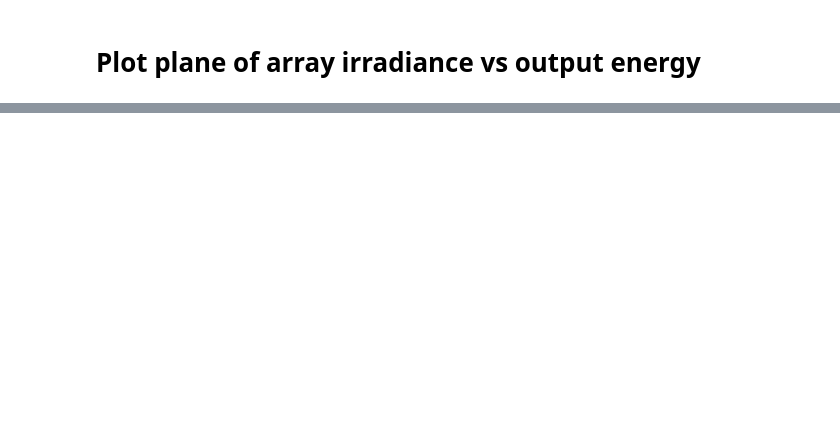
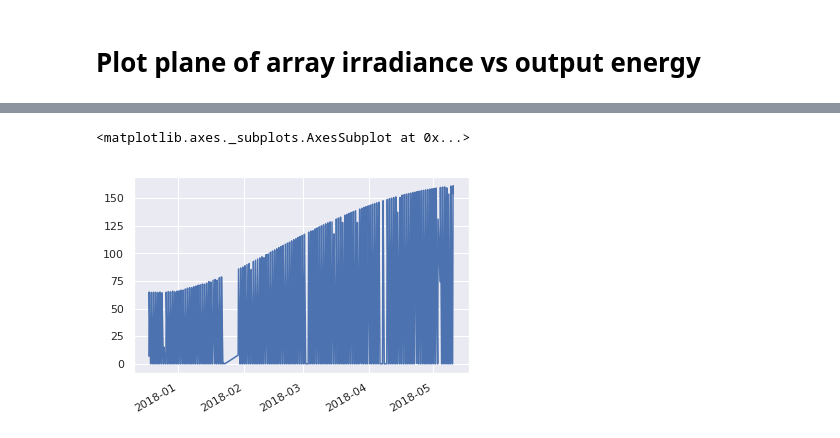
Before and after one commit to limosin/solarpv, a Jupyter notebook: model.ipynb, the cells around one changed output, grey strips where cells are left out. Cells and saved outputs as stored; diff of their text form; code cells hidden in the pictures; blank space fills up the shorter version.

Commit message:
added modelchain py

```diff
--- a/model.ipynb
+++ b/model.ipynb
@@ -325,0 +423,38 @@ sns.lmplot(x="poa_global", y="ModelEnergy", col="Name", hue="Name", data=graph_d
+# %%
+import pandas as pd
+import numpy as np
+ # pvlib imports
+import pvlib
+from pvlib.pvsystem import PVSystem
+from pvlib.location import Location
+from pvlib.modelchain import ModelChain
+
+
+ # load some module and inverter specifications
+cec_modules = pvlib.pvsystem.retrieve_sam('CECMod')
+sandia_modules= pvlib.pvsystem.retrieve_sam('SandiaMod')
+cec_inverters = pvlib.pvsystem.retrieve_sam('CECInverter')
+cec_module = cec_modules['Vikram_Solar_Eldora_VSP_72_315_03']
+cec_inverter = cec_inverters['ABB__MICRO_0_25_I_OUTD_US_208_208V__CEC_2014_']
+sandia_module = sandia_modules['Canadian_Solar_CS5P_220M___2009_']
+
+
+
+# Importing the plant configuration from the site_config.csv
+site_config = pd.read_csv('site_config.csv')
+
+# location = Location(site_config.Latitude[0],site_config.Longitude[0],
+# 							site_config.Timezone[0],site_config.Elev[0], 'Narnaul')
+location = Location(latitude=26, longitude=76)
+system = PVSystem(surface_tilt=20, surface_azimuth=0,module_parameters=sandia_module,
+				inverter_parameters=cec_inverter)
+
+mc = ModelChain(system, location)
+# %%
+# Importing the weather data
+weather = pd.read_csv('Narnaul_site/data/weather_data/selected_data.csv', index_col = 'Timestamp')
+# %%
+weather.index = pd.to_datetime(weather.index.values)
+weather.index = weather.index.tz_localize('Asia/Kolkata')
+# %%
+mc.run_model(times=weather.index, weather=weather)
@@ -325,0 +475,5 @@ sns.lmplot(x="poa_global", y="ModelEnergy", col="Name", hue="Name", data=graph_d
+# %%
+mc.ac.plot()
+# %% [output]
+<matplotlib.axes._subplots.AxesSubplot at 0x...>
+[figure, added]
```
Also changed, not shown: parts of 18 cells of this notebook, 4 other files.
